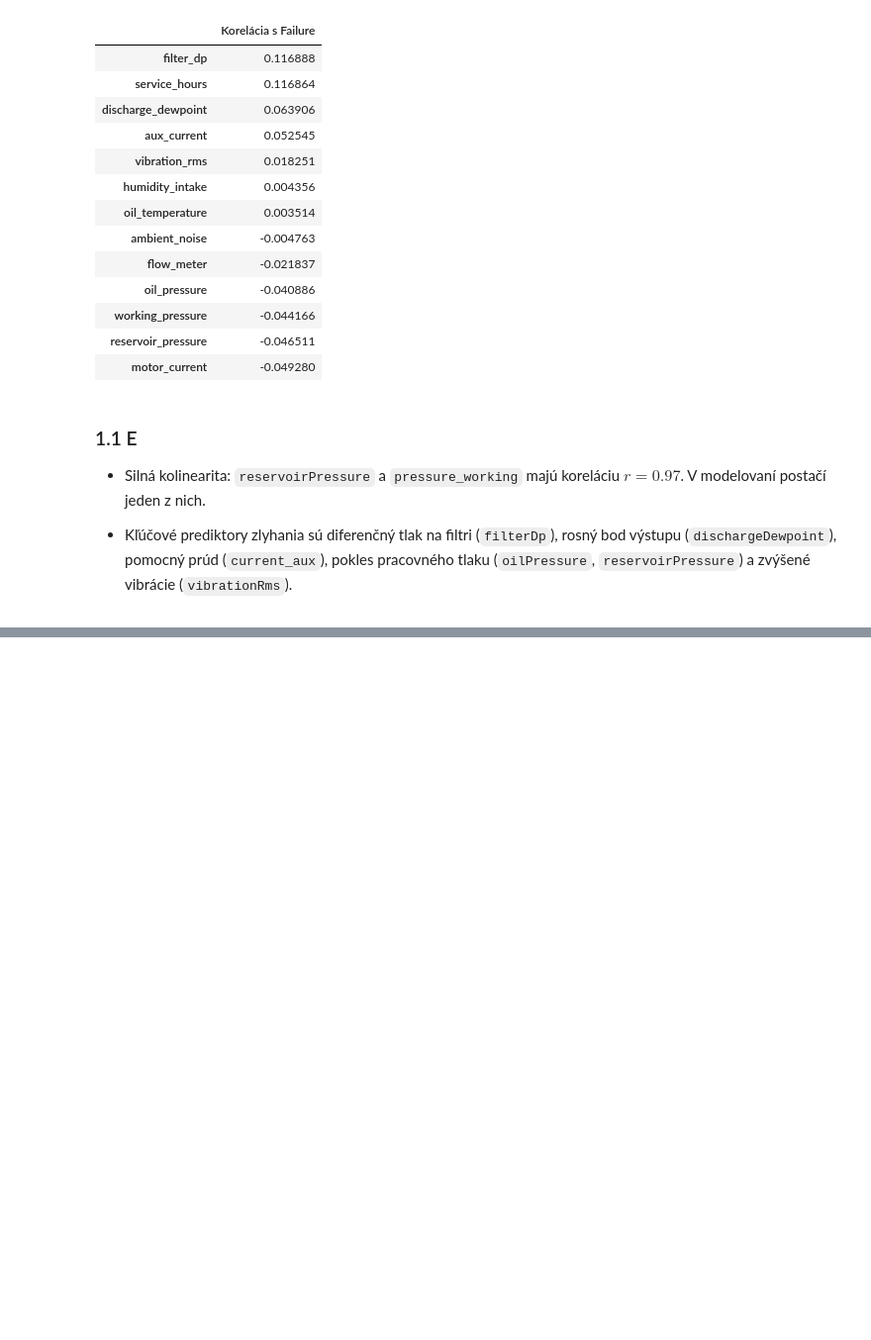
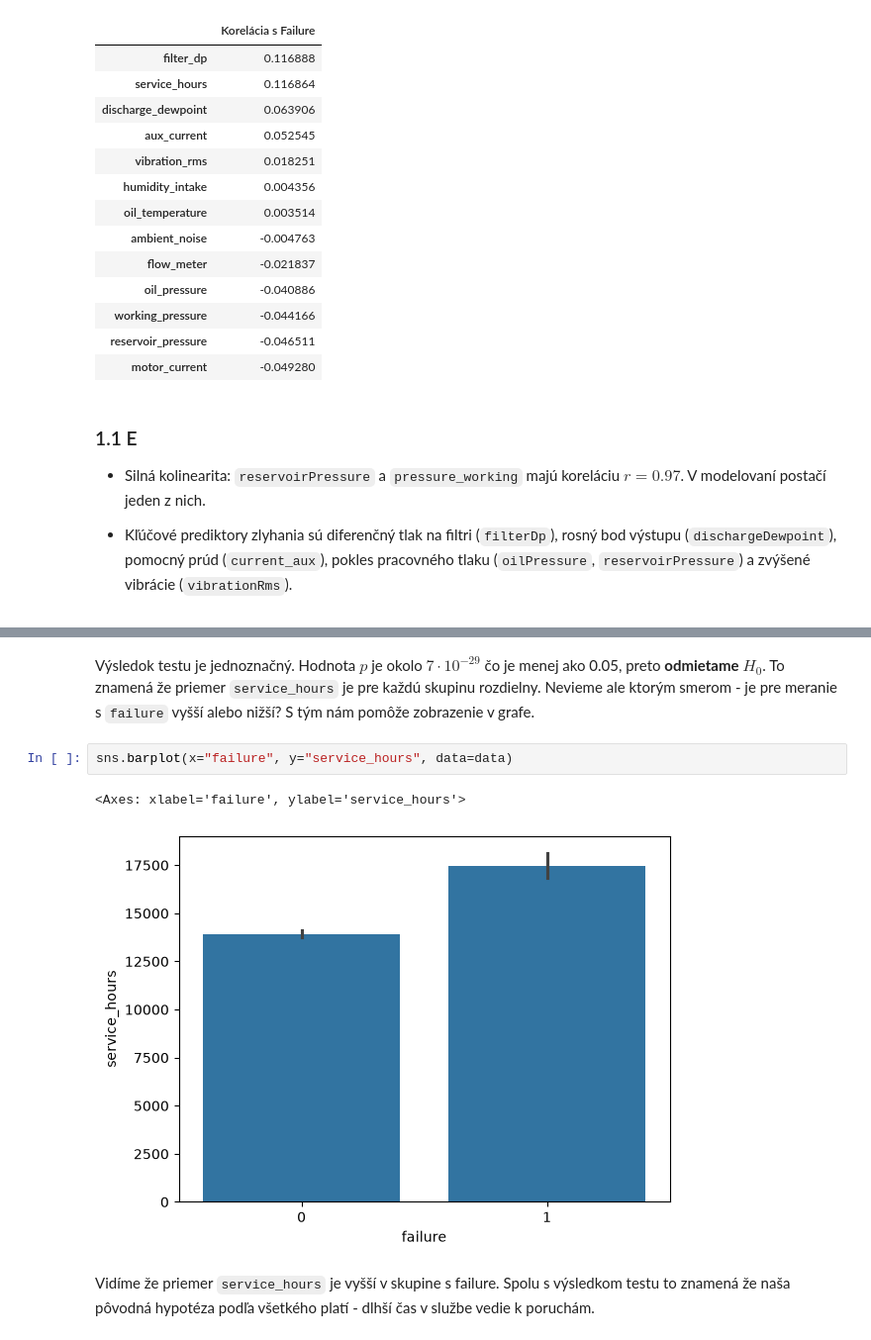
Before and after one commit to tancop/iau-projekt, a Jupyter notebook: main.ipynb, the cells around one changed output, grey strips where cells are left out. Shown at 99% size. Cells and saved outputs as stored; diff of their text form; blank space fills up the shorter version.

```diff
--- a/main.ipynb
+++ b/main.ipynb
@@ -823,0 +860,9 @@ Rebríček korelácie s poruchou (Failure):
+# %% [markdown]
+Výsledok testu je jednoznačný. Hodnota $p$ je okolo $7\cdot10^{-29}$ čo je menej ako 0.05, preto **odmietame $H_0$**. To znamená že priemer `service_hours` je pre každú skupinu rozdielny. Nevieme ale ktorým smerom - je pre meranie s `failure` vyšší alebo nižší? S tým nám pomôže zobrazenie v grafe.
+# %%
+sns.barplot(x="failure", y="service_hours", data=data)
+# %% [output]
+<Axes: xlabel='failure', ylabel='service_hours'>
+[figure, added]
+# %% [markdown]
+Vidíme že priemer `service_hours` je vyšší v skupine s failure. Spolu s výsledkom testu to znamená že naša pôvodná hypotéza podľa všetkého platí - dlhší čas v službe vedie k poruchám.
```
Also changed, not shown: parts of 9 cells of this notebook.
